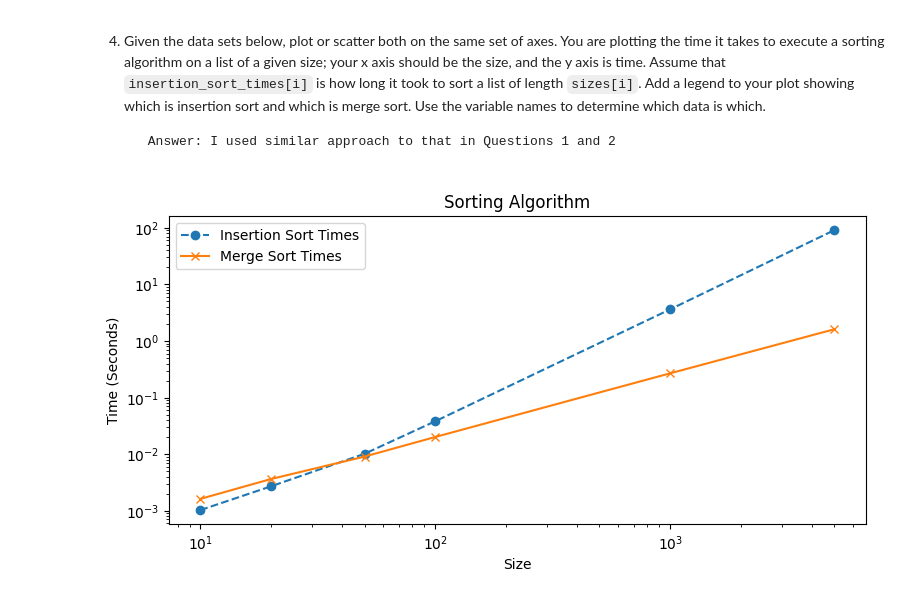
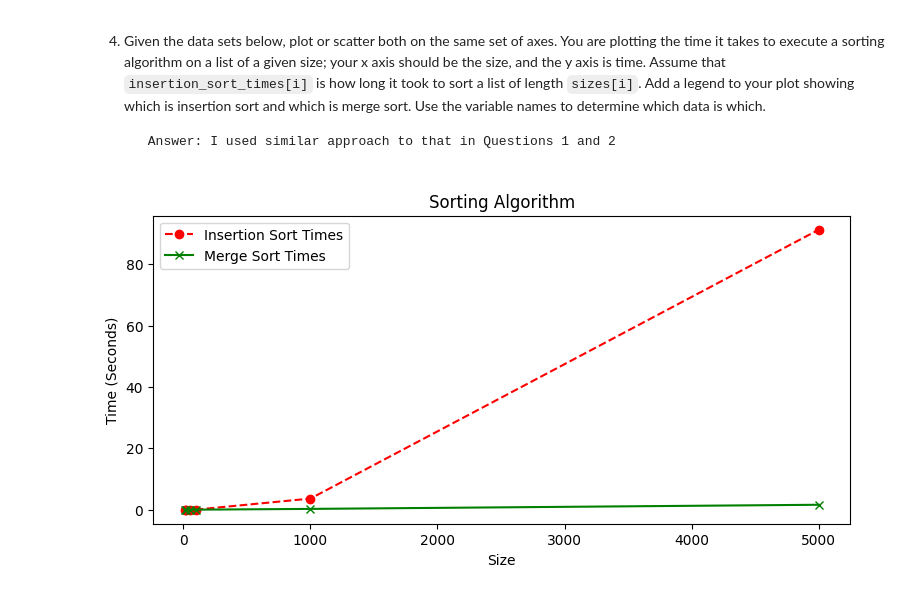
Before and after one commit to s566319/pyplot, a Jupyter notebook: pyplot.ipynb, the cells around one changed output. Cells and saved outputs as stored; diff of their text form; code cells hidden in the pictures.

```diff
--- a/pyplot.ipynb
+++ b/pyplot.ipynb
@@ -130,31 +130,30 @@ print(fig4)
 
         Answer: I used similar approach to that in Questions 1 and 2
 # %%
-sizes = [10, 20, 50, 100, 1000, 5000]
-insertion_sort_times = [0.0010252999999999998, 0.0027026999999999954, 0.010147200000000002, 0.0381137, 3.6303399, 91.2180796]
-merge_sort_times = [0.00161889999999687, 0.003635600000009731, 0.0090655000000055, 0.020108000000007564, 0.2687474000000094, 1.6147050999999948]
+# data given:
+# sizes = [10, 20, 50, 100, 1000, 5000]
+# insertion_sort_times = [0.0010252999999999998, 0.0027026999999999954, 0.010147200000000002, 0.0381137, 3.6303399, 91.2180796]
+# merge_sort_times = [0.00161889999999687, 0.003635600000009731, 0.0090655000000055, 0.020108000000007564, 0.2687474000000094, 1.6147050999999948]
 
 import matplotlib.pyplot as plt
 
 sizes = [10, 20, 50, 100, 1000, 5000]
 
 insertion_sort_times = [0.0010252999999999998, 0.0027026999999999954, 0.010147200000000002, 0.0381137, 3.6303399, 91.2180796]
 
 merge_sort_times = [0.00161889999999687, 0.003635600000009731, 0.0090655000000055, 0.020108000000007564, 0.2687474000000094, 1.6147050999999948]
 
 plt.figure(figsize=(9, 4))
 
-plt.plot(sizes, insertion_sort_times, marker='o', linestyle='--', label='Insertion Sort Times')
+plt.plot(sizes, insertion_sort_times, marker='o', linestyle='--', color='red', label='Insertion Sort Times')
 
-plt.plot(sizes, merge_sort_times, marker='x', linestyle='solid', label='Merge Sort Times')
+plt.plot(sizes, merge_sort_times, marker='x', linestyle='solid', color='green', label='Merge Sort Times')
 
 plt.xlabel('Size')
 plt.ylabel('Time (Seconds)')
 plt.title('Sorting Algorithm')
-plt.xscale('log')
-plt.yscale('log')
 plt.legend()
 
 plt.show()
 # %% [output]
-[figure, old version]
+[figure, new version]
```
Also changed, not shown: parts of 3 cells of this notebook, 1 other file.
